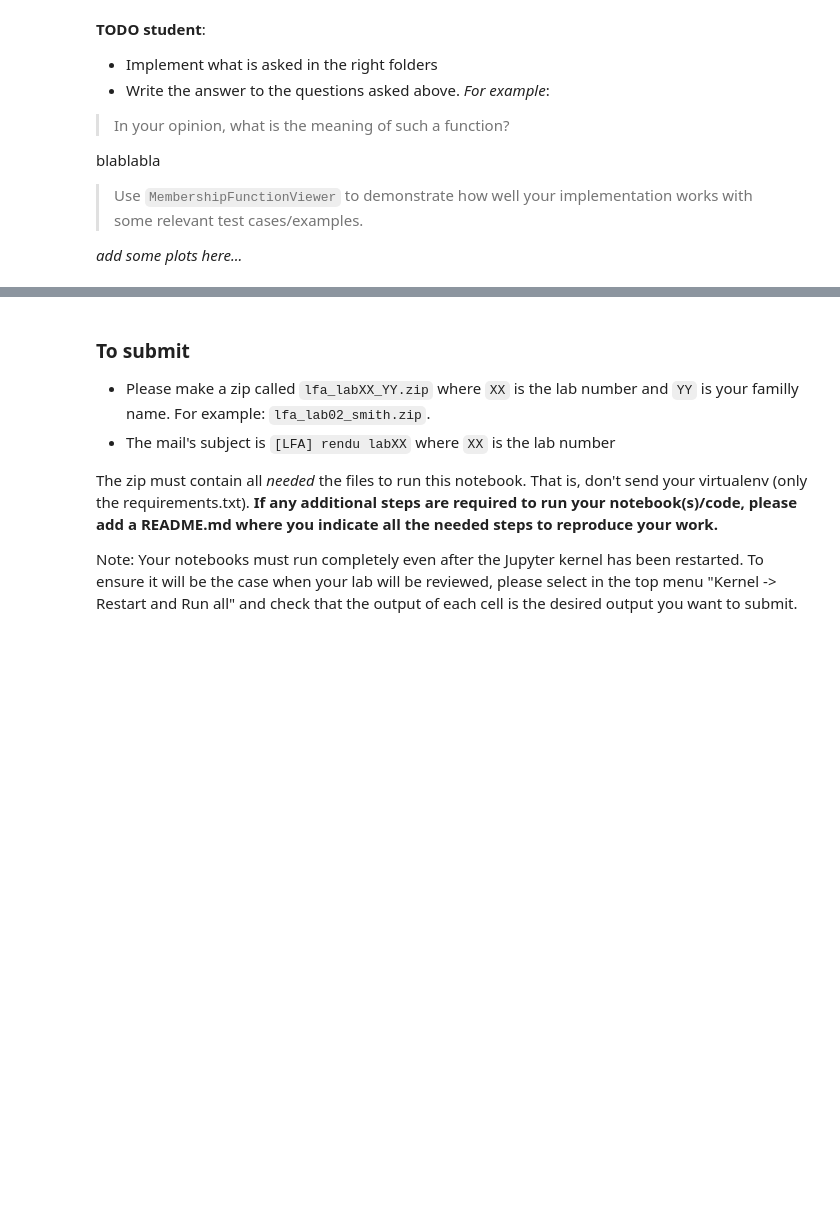
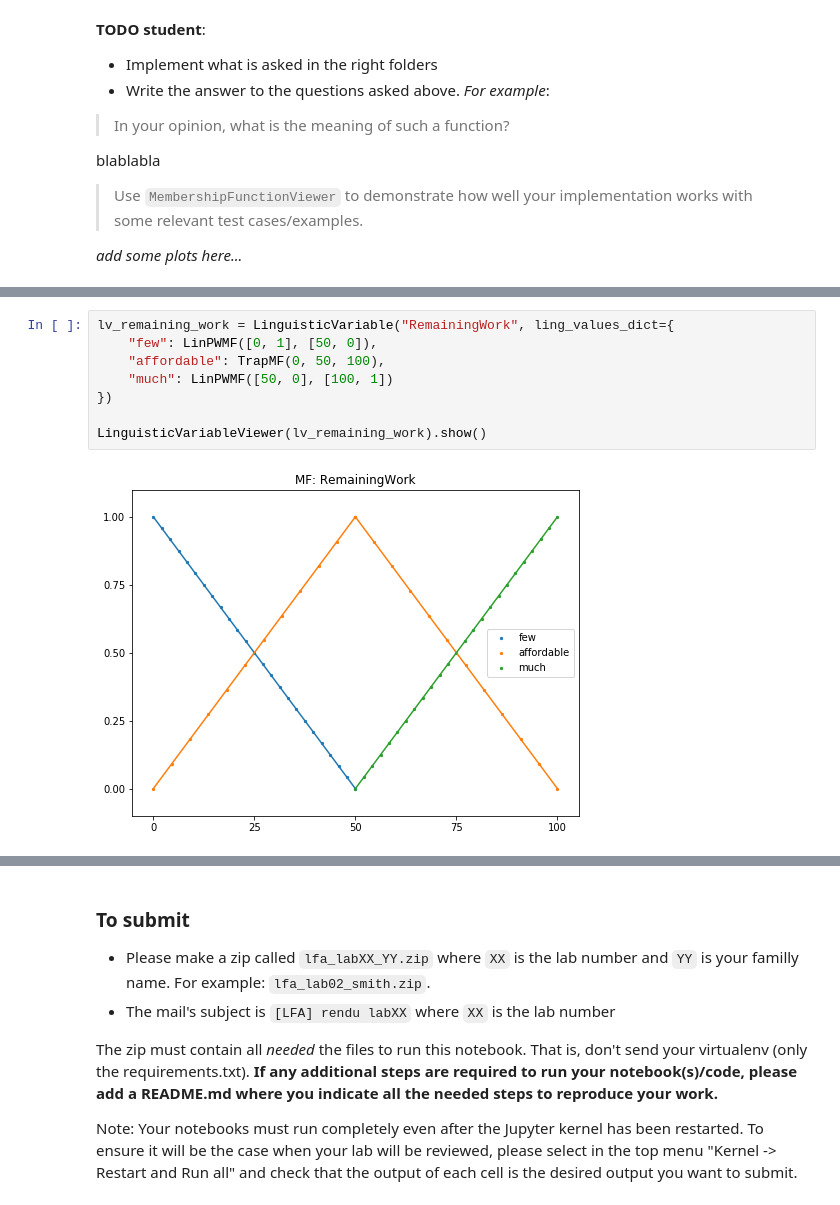
Before and after one commit to SachaKor/LFA-lab4, a Jupyter notebook: 040_exam_problem/000_exam_problem.ipynb, the cells around one changed output, grey strips where cells are left out. Saved outputs shown, nothing was run; the diff lists cells and outputs as text; blank space fills up the shorter version.

```diff
--- a/040_exam_problem/000_exam_problem.ipynb
+++ b/040_exam_problem/000_exam_problem.ipynb
@@ -130,0 +169,10 @@ _add some plots here..._
+# %%
+lv_remaining_work = LinguisticVariable("RemainingWork", ling_values_dict={
+    "few": LinPWMF([0, 1], [50, 0]),
+    "affordable": TrapMF(0, 50, 100),
+    "much": LinPWMF([50, 0], [100, 1])
+})
+
+LinguisticVariableViewer(lv_remaining_work).show()
+# %% [output]
+[figure, added]
```
Also changed, not shown: parts of 11 cells of this notebook.
